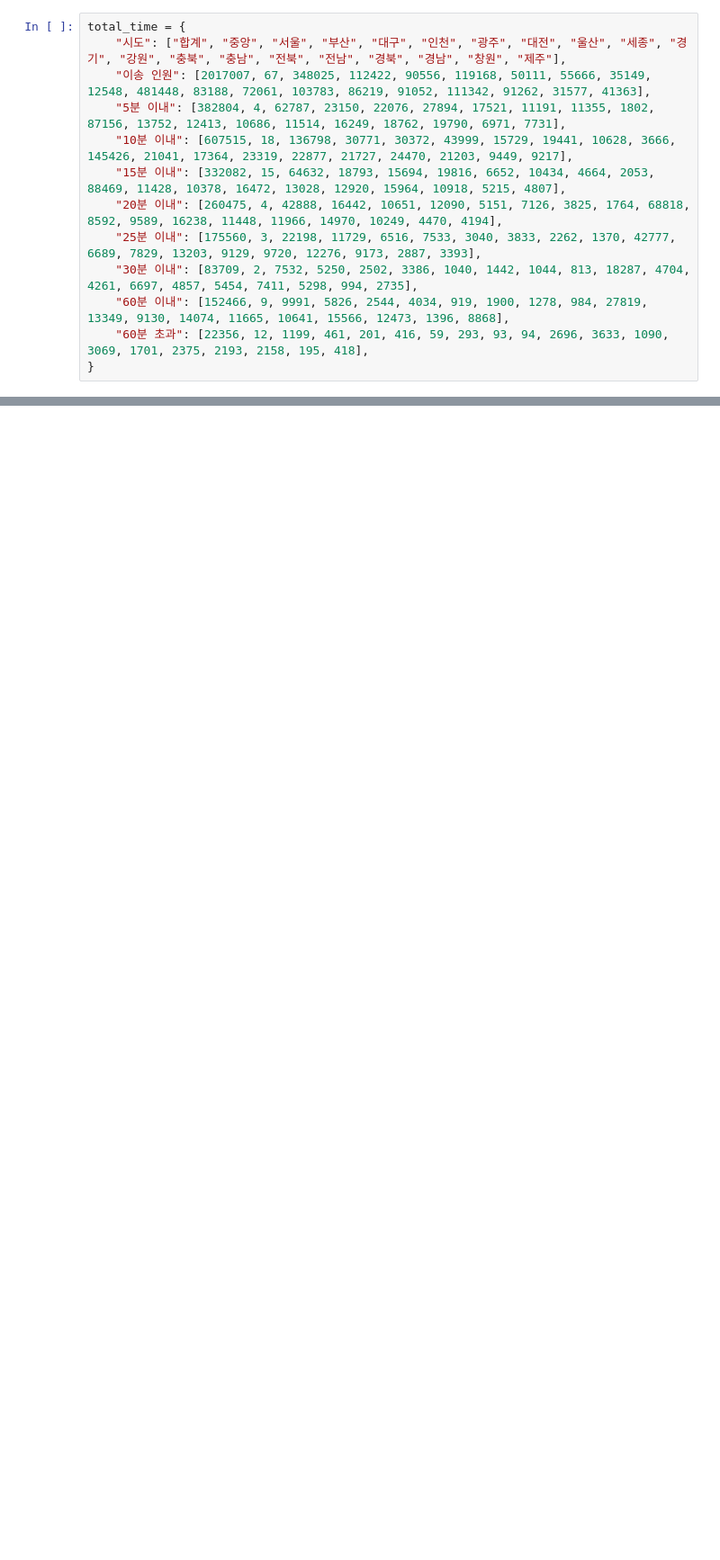
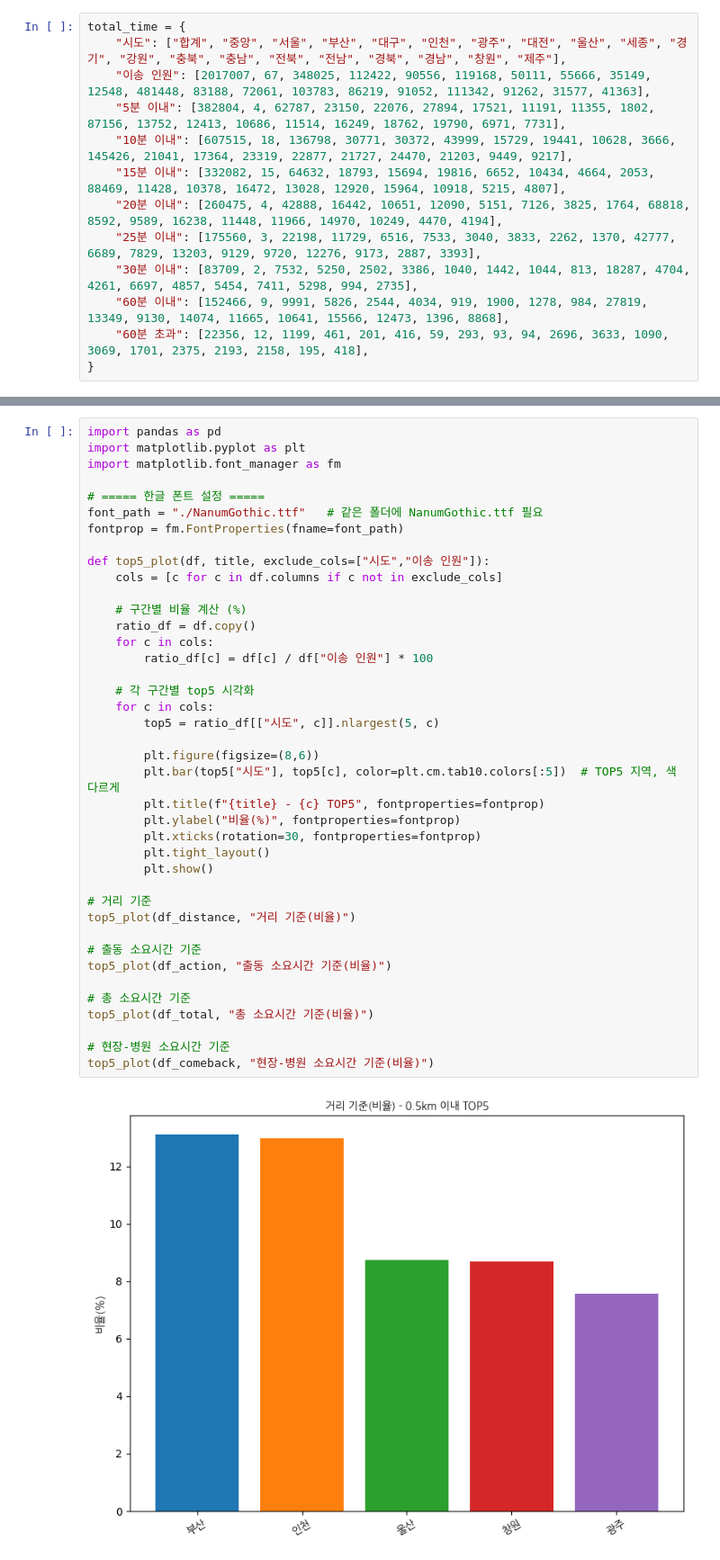
Before and after one commit to MovingJu/DIVE, a Jupyter notebook: data_analysis.ipynb, the cells around one changed output, grey strips where cells are left out. Shown at 90% size. Saved outputs shown, nothing was run; the diff lists cells and outputs as text; blank space fills up the shorter version.

```diff
--- a/data_analysis.ipynb
+++ b/data_analysis.ipynb
@@ -104,0 +133,42 @@ compare_plot(df_total, "총 소요시간 기준(비율): 부산 vs 나머지 평
+# %%
+import pandas as pd
+import matplotlib.pyplot as plt
+import matplotlib.font_manager as fm
+
+# ===== 한글 폰트 설정 =====
+font_path = "./NanumGothic.ttf"   # 같은 폴더에 NanumGothic.ttf 필요
+fontprop = fm.FontProperties(fname=font_path)
+
+def top5_plot(df, title, exclude_cols=["시도","이송 인원"]):
+    cols = [c for c in df.columns if c not in exclude_cols]
+
+    # 구간별 비율 계산 (%)
+    ratio_df = df.copy()
+    for c in cols:
+        ratio_df[c] = df[c] / df["이송 인원"] * 100
+
+    # 각 구간별 top5 시각화
+    for c in cols:
+        top5 = ratio_df[["시도", c]].nlargest(5, c)
+
+        plt.figure(figsize=(8,6))
+        plt.bar(top5["시도"], top5[c], color=plt.cm.tab10.colors[:5])  # TOP5 지역, 색 다르게
+        plt.title(f"{title} - {c} TOP5", fontproperties=fontprop)
+        plt.ylabel("비율(%)", fontproperties=fontprop)
+        plt.xticks(rotation=30, fontproperties=fontprop)
+        plt.tight_layout()
+        plt.show()
+
+# 거리 기준
+top5_plot(df_distance, "거리 기준(비율)")
+
+# 출동 소요시간 기준
+top5_plot(df_action, "출동 소요시간 기준(비율)")
+
+# 총 소요시간 기준
+top5_plot(df_total, "총 소요시간 기준(비율)")
+
+# 현장-병원 소요시간 기준
+top5_plot(df_comeback, "현장-병원 소요시간 기준(비율)")
+# %% [output]
+[figure, added]
```
Also changed, not shown: parts of 3 cells of this notebook, 1 other file.
